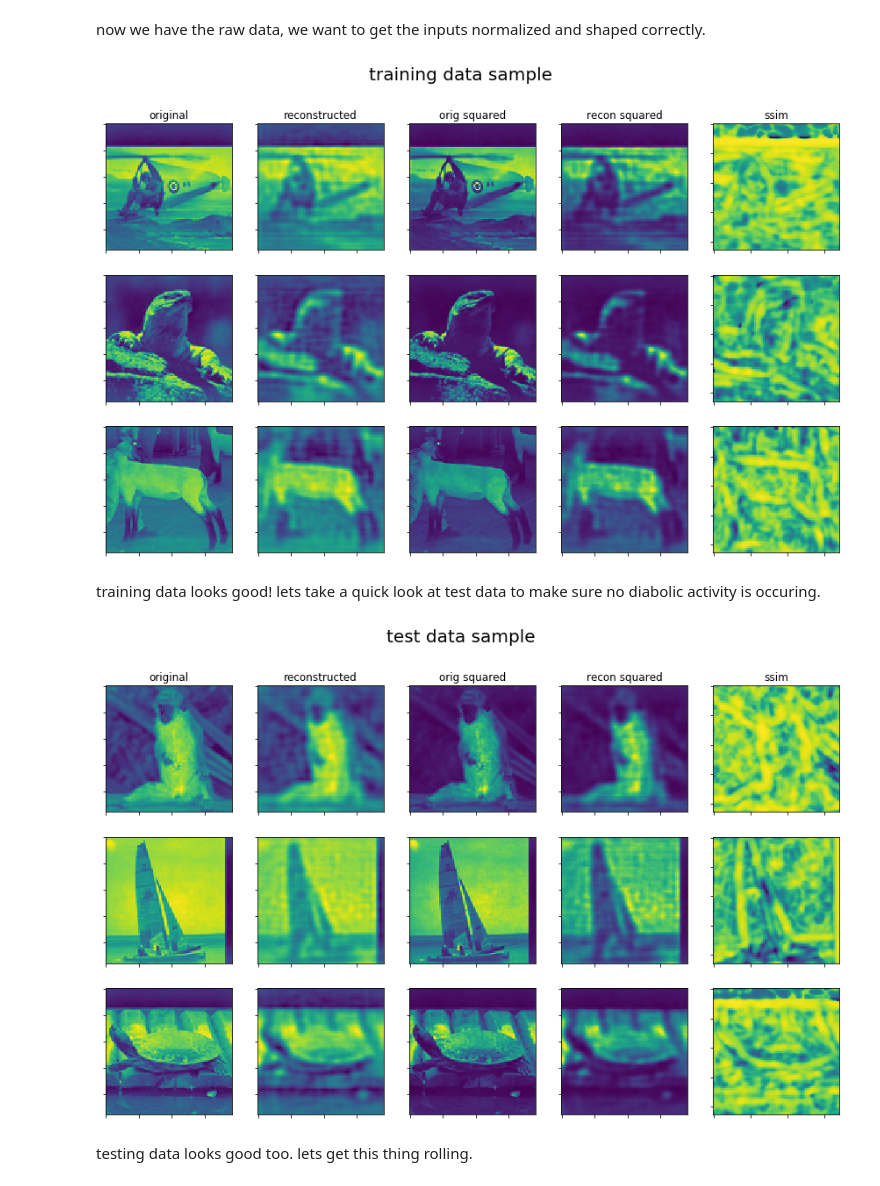
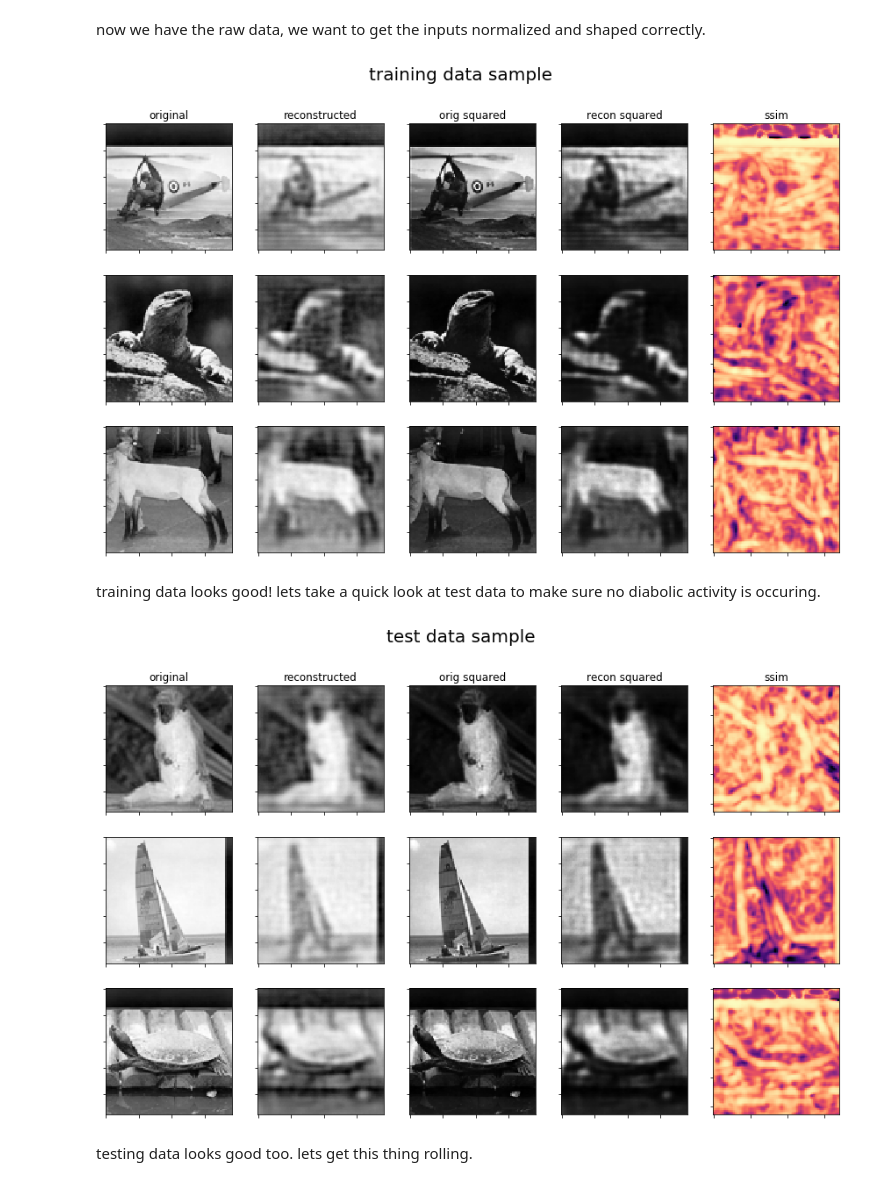
Before and after one commit to michaelneuder/image_quality_analysis, a Jupyter notebook: bin/nets/wip/conv_net.ipynb, the cells around one changed output. Drawn from its saved outputs; the diff is of its cells as text; code cells hidden in the pictures.

```diff
--- a/bin/nets/wip/conv_net.ipynb
+++ b/bin/nets/wip/conv_net.ipynb
@@ -146,14 +146,18 @@ test_features =  np.reshape(testing_input_normalized, [test_size,image_dim,image
 # reshaping target to --- (num images, 86x86, 1)
 train_target = np.reshape(training_target, [train_size, result_dim, result_dim, output_layer])
 test_target = np.reshape(testing_target, [test_size, result_dim, result_dim, output_layer])
+
+# inverse
+train_features = -1*train_features
+test_features = -1*test_features
 # %%
 f, axarr = plt.subplots(nrows=3,ncols=5, figsize=(15,9))
 for i in range(3):
-    axarr[i,0].imshow(train_features[i,:,:,0])
-    axarr[i,1].imshow(train_features[i,:,:,1])
-    axarr[i,2].imshow(train_features[i,:,:,2])
-    axarr[i,3].imshow(train_features[i,:,:,3])
-    axarr[i,4].imshow(train_target[i,:,:,0])
+    axarr[i,0].imshow(train_features[i,:,:,0], cmap='Greys')
+    axarr[i,1].imshow(train_features[i,:,:,1], cmap='Greys')
+    axarr[i,2].imshow(train_features[i,:,:,2], cmap='Greys')
+    axarr[i,3].imshow(train_features[i,:,:,3], cmap='Greys')
+    axarr[i,4].imshow(train_target[i,:,:,0], cmap='magma')
 
 axarr[0,0].set_title('original')
 axarr[0,1].set_title('reconstructed')
@@ -168,32 +172,32 @@ for ax_row in axarr:
 f.suptitle('training data sample', size=20)
 plt.show()
 # %% [output]
-[figure, old version]
+[figure, new version]
 # %% [markdown]
 training data looks good! lets take a quick look at test data to make sure no diabolic activity is occuring.
 # %%
 f, axarr = plt.subplots(nrows=3,ncols=5, figsize=(15,9))
 for i in range(3):
-    axarr[i,0].imshow(test_features[i,:,:,0])
-    axarr[i,1].imshow(test_features[i,:,:,1])
-    axarr[i,2].imshow(test_features[i,:,:,2])
-    axarr[i,3].imshow(test_features[i,:,:,3])
-    axarr[i,4].imshow(test_target[i,:,:,0])
+    axarr[i,0].imshow(test_features[i,:,:,0], cmap='Greys')
+    axarr[i,1].imshow(test_features[i,:,:,1], cmap='Greys')
+    axarr[i,2].imshow(test_features[i,:,:,2], cmap='Greys')
+    axarr[i,3].imshow(test_features[i,:,:,3], cmap='Greys')
+    axarr[i,4].imshow(test_target[i,:,:,0], cmap='magma')
 
 axarr[0,0].set_title('original')
 axarr[0,1].set_title('reconstructed')
 axarr[0,2].set_title('orig squared')
 axarr[0,3].set_title('recon squared')
 axarr[0,4].set_title('ssim')
 for ax_row in axarr:
     for ax in ax_row:
         ax.set_xticklabels([])
         ax.set_yticklabels([])
 
 f.suptitle('test data sample', size=20)
 plt.show()
 # %% [output]
-[figure, old version]
+[figure, new version]
 # %% [markdown]
 testing data looks good too. lets get this thing rolling.
 # %%
```
Also changed, not shown: parts of 3 cells of this notebook, 1 other file.
